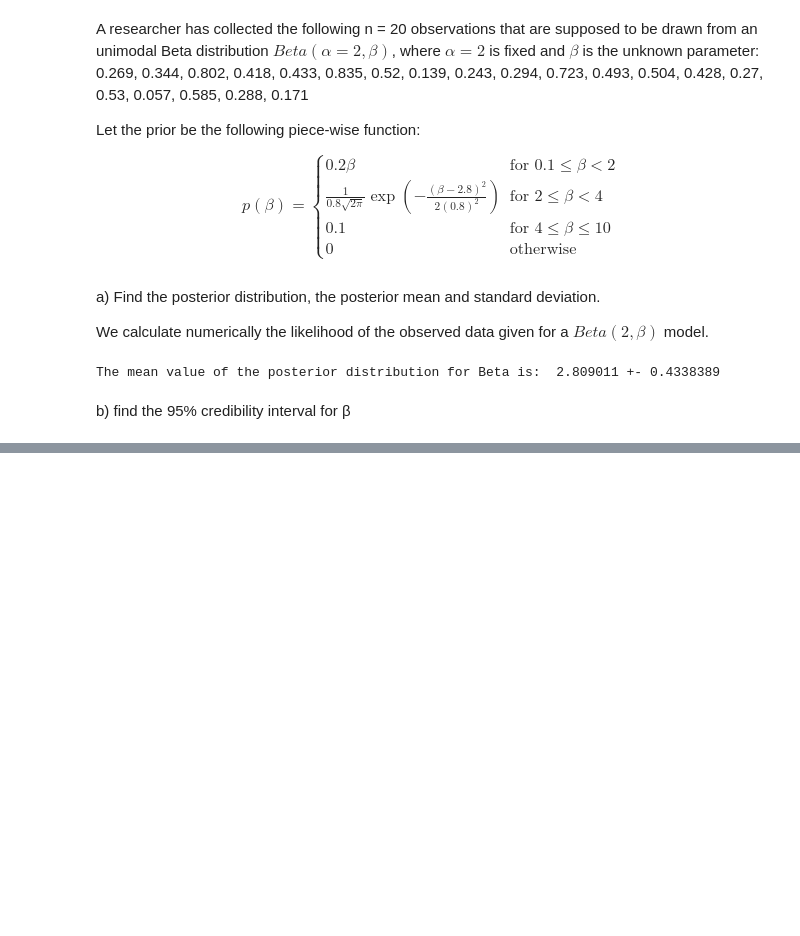
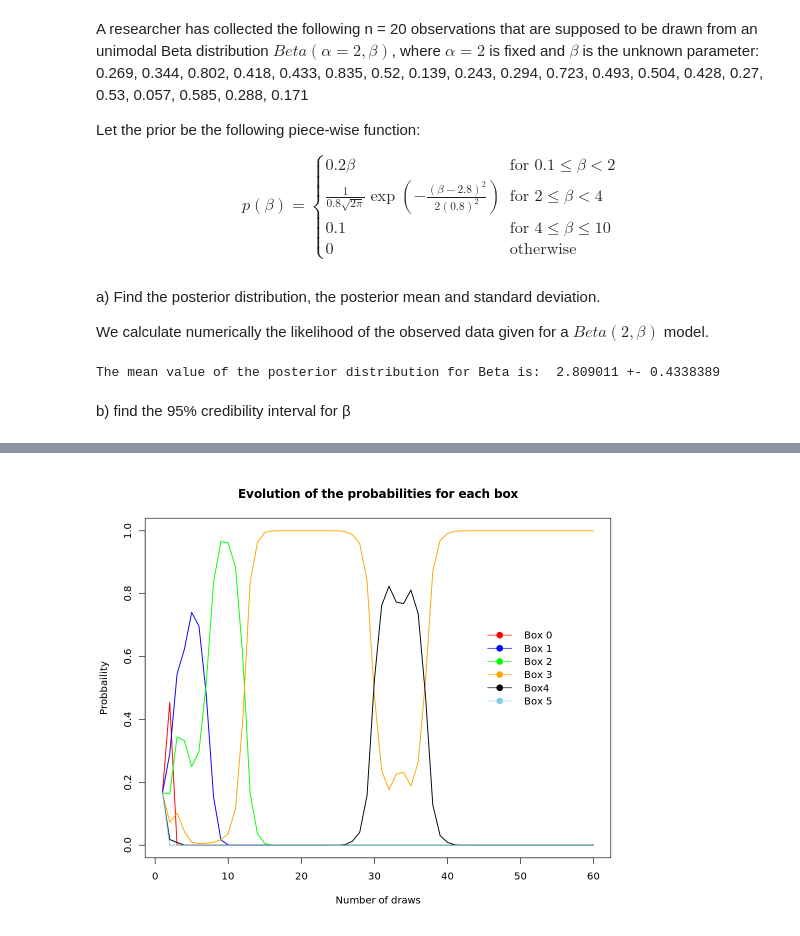
Before and after one commit to jonathancavallin/Advanced_Statistics_for_Physics_Analysis, a Jupyter notebook: JonathanCavallin_Lab4.ipynb, the cells around one changed output, grey strips where cells are left out. Cells and saved outputs as stored; diff of their text form; code cells hidden in the pictures; blank space fills up the shorter version.

```diff
--- a/JonathanCavallin_Lab4.ipynb
+++ b/JonathanCavallin_Lab4.ipynb
@@ -178,0 +286,15 @@ plot(b,posterior,type='p',col='red',
+# %%
+df_posterior <- matrix(0, nrow = N, ncol = 6)
+df_posterior[1,] <- prior
+draws <- 0
+
+for(i in 2:N){
+draws <- draws + sum( sample(whites[[box+1]], size = 1, replace = TRUE) )
+likel <- likelihood(box,draws,i,p)
+prior <- df_posterior[i-1,]
+df_posterior[i,] <- likel*prior/sum(likel*prior)  }
+
+df_posterior <- as.data.frame(df_posterior)
+colnames(df_posterior) <- c("Box0", "Box1", "Box2", "Box3", "Box4", "Box5")
+
+df_posterior
@@ -178,0 +321,24 @@ plot(b,posterior,type='p',col='red',
+# %%
+options(repr.plot.width=9,repr.plot.height=7.5)
+plot(x= seq(1,60,by=1),y=df_posterior$Box0[1:60],type='l',col='red',lwd=1.5,
+    xlab = "Number of draws",
+    ylab = "Probbaility",
+    cex = 1,
+    ylim = c(0,1),
+    main = "Evolution of the probabilities for each box")
+
+lines(x= seq(1,60,by=1),y=df_posterior$Box1[0:60],type='l',col='blue',lwd=1.5)
+lines(x= seq(1,60,by=1),y=df_posterior$Box2[0:60],type='l',col='green',lwd=1.5)
+lines(x= seq(1,60,by=1),y=df_posterior$Box3[0:60],type='l',col='orange',lwd=1.5)
+lines(x= seq(1,60,by=1),y=df_posterior$Box4[0:60],type='l',col='black',lwd=1.5)
+lines(x= seq(1,60,by=1),y=df_posterior$Box5[0:60],type='l',col='skyblue',lwd=1.5)
+
+legend(x=45,y=0.71,
+       legend = c('Box 0', 'Box 1','Box 2','Box 3','Box4','Box 5'),
+       col = c('red', 'blue','green','orange','black','skyblue'),
+       pch = c(20,20,20,20,20,20),
+       lty = c(1,1,1,1,1,1),
+       pt.cex = c(2,2,2,2,2,2),
+       bty = "n")
+# %% [output]
+[figure, added]
```
Also changed, not shown: parts of 10 cells of this notebook.
